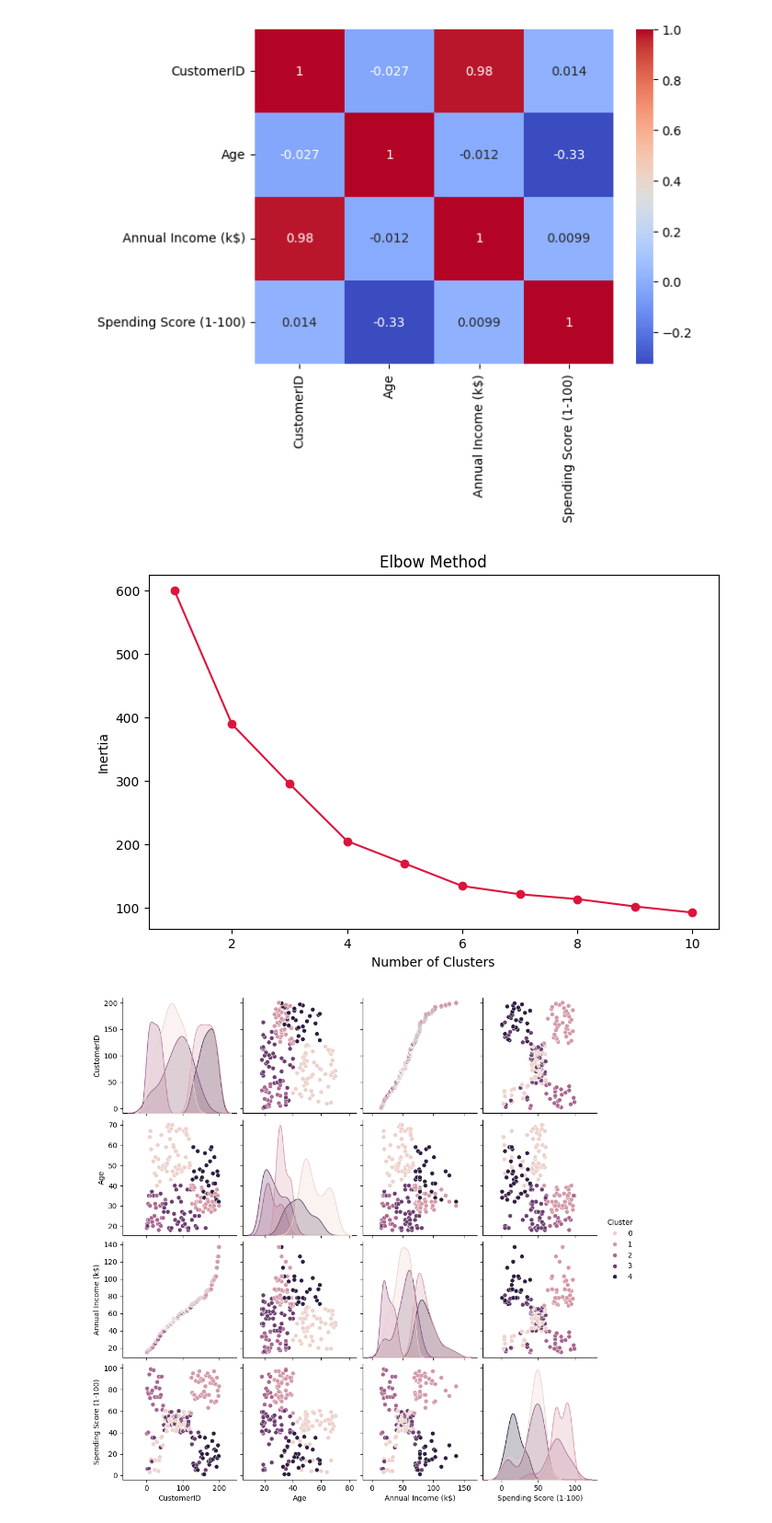
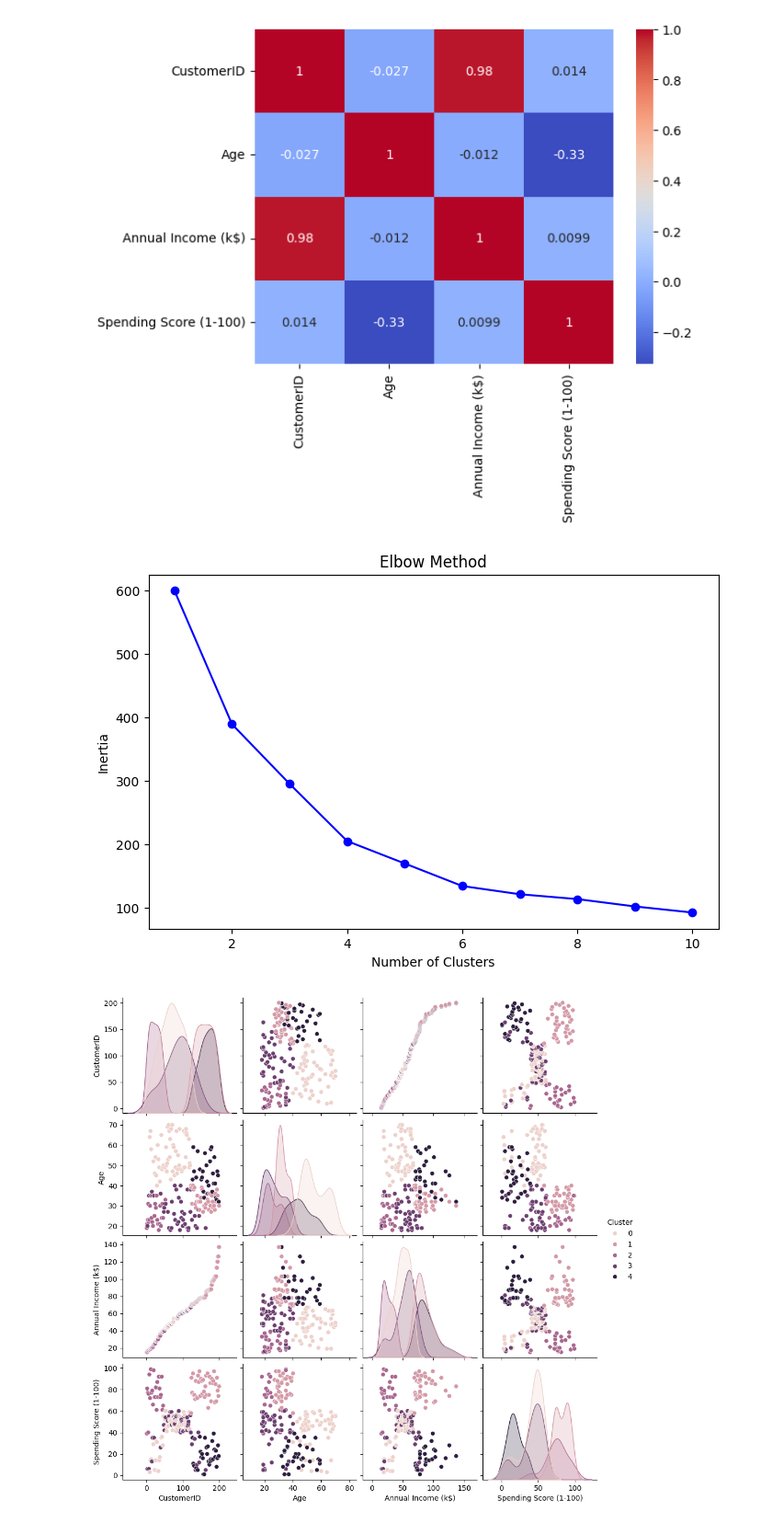
Before and after one commit to TheInvisibleGuest/PRODIGY_ML_02, a Jupyter notebook: PRODIGY_ML_02.ipynb, the cells around one changed output. Shown: that part at 92% size. Drawn from its saved outputs; the diff is of its cells as text; code cells hidden in the pictures.

```diff
--- a/PRODIGY_ML_02.ipynb
+++ b/PRODIGY_ML_02.ipynb
@@ -116,13 +116,13 @@ for k in K_range:
 # %%
 # Plot the Elbow curve
 plt.figure(figsize=(8, 5))
-plt.plot(K_range, inertia, marker='o', color='crimson')
+plt.plot(K_range, inertia, marker='o', color='blue')
 plt.title('Elbow Method')
 plt.xlabel('Number of Clusters')
 plt.ylabel('Inertia')
 plt.show()
 # %% [output]
-[figure, old version]
+[figure, new version]
 # %%
 # Apply K-means with optimal number of clusters (e.g., k=5 based on the Elbow method)
 optimal_k = 5
```
Also changed, not shown: parts of 3 cells of this notebook, 1 other file.
